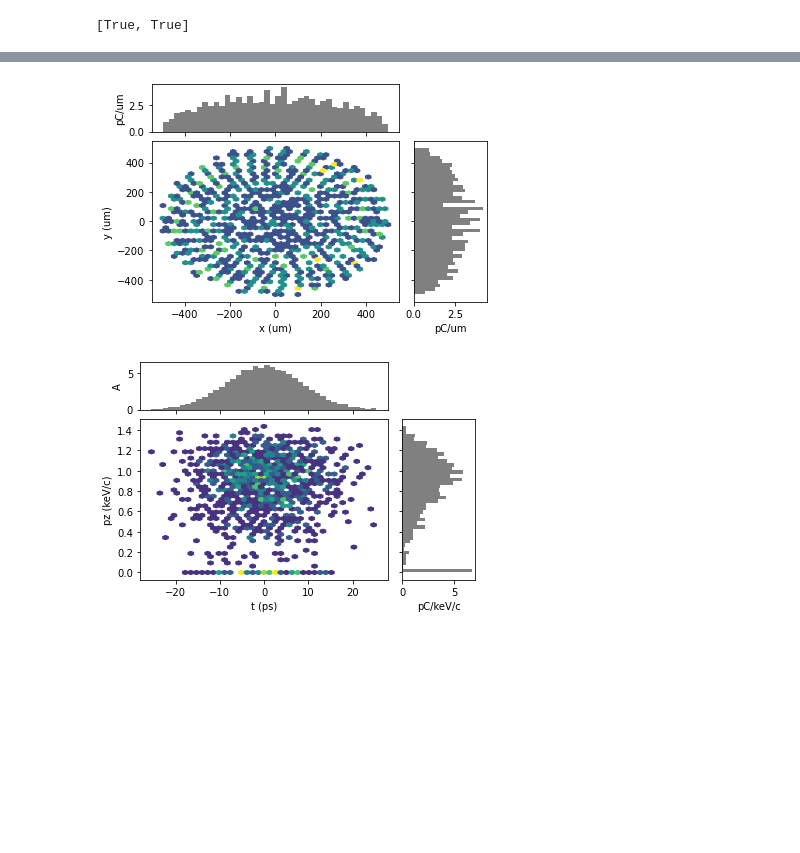
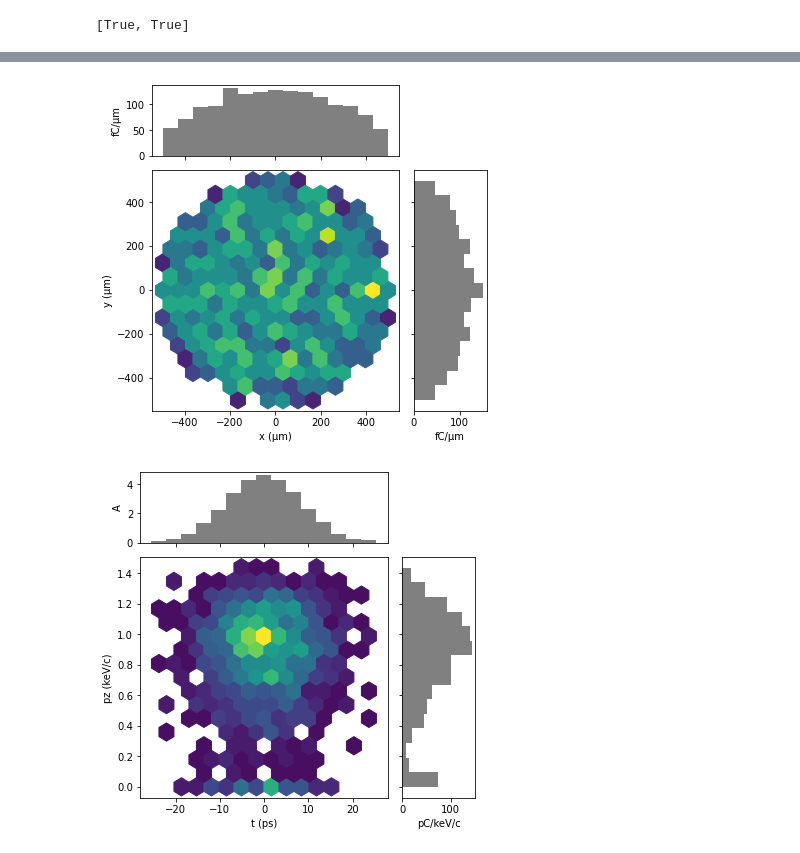
Before and after one commit to ChristopherMayes/lume-astra, a Jupyter notebook: examples/simple_generator_example.ipynb, the cells around one changed output, grey strips where cells are left out. Cells and saved outputs as stored; diff of their text form; code cells hidden in the pictures; blank space fills up the shorter version.

```diff
--- a/examples/simple_generator_example.ipynb
+++ b/examples/simple_generator_example.ipynb
@@ -66,15 +60,13 @@ G.run()
 # %%
 # Output is parsed as a ParticleGroup
 P = G.output['particles']
-# %%
-from pmd_beamphysics.plot import marginal_plot
-marginal_plot(P, 'x', 'y', bins=40)
-# %% [output]
-[figure, removed]
-# %%
-from pmd_beamphysics.plot import marginal_plot
-marginal_plot(P, 't', 'pz', bins=40)
-# %% [output]
-[figure, removed]
+# %%
+P.plot('x', 'y', figsize=(6,6))
+# %% [output]
+[figure, added]
+# %%
+P.plot('t', 'pz', figsize=(6,6))
+# %% [output]
+[figure, added]
 # %%
 os.remove('NORRAN')
```
Also changed, not shown: parts of 2 cells of this notebook, 7 other files.
